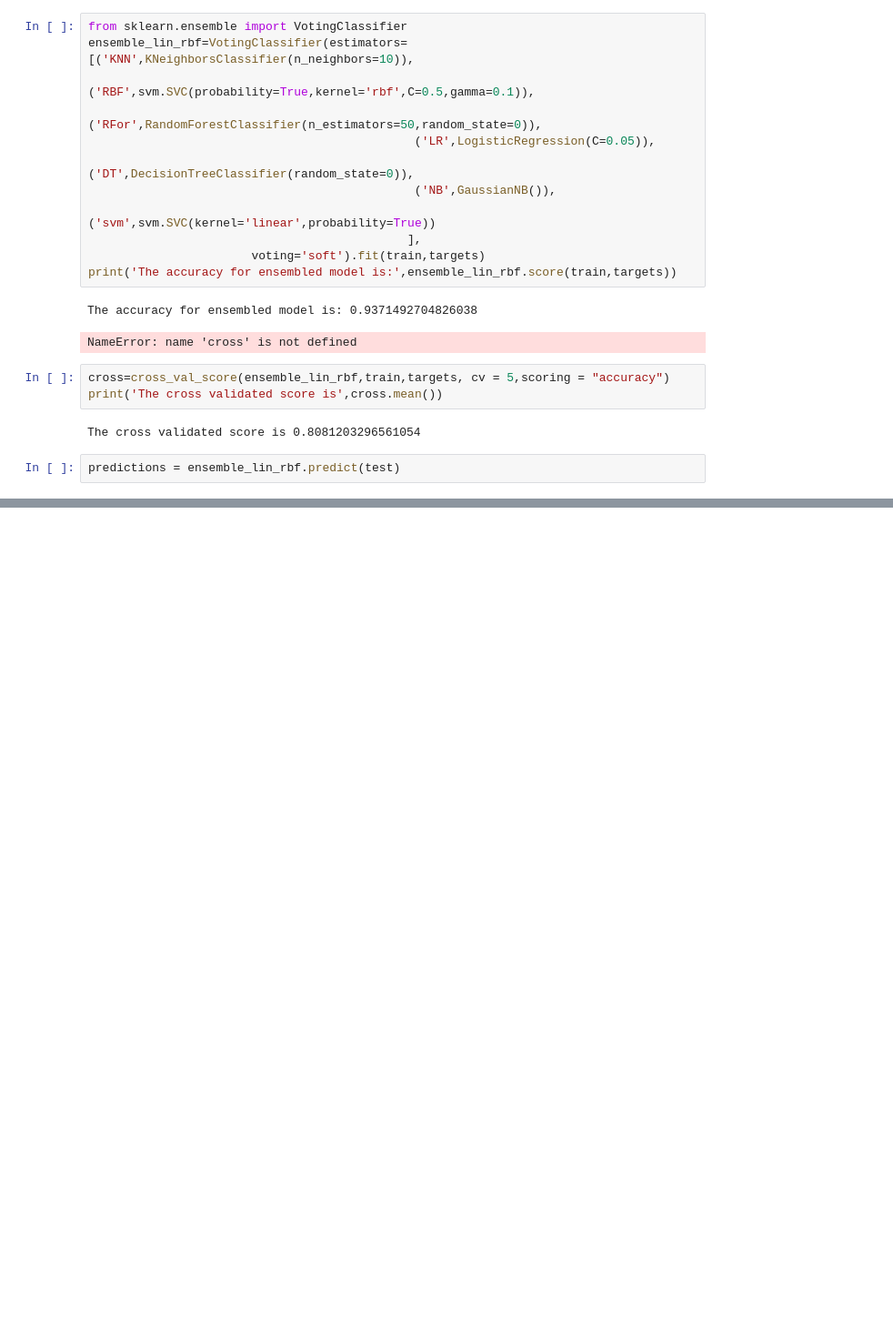
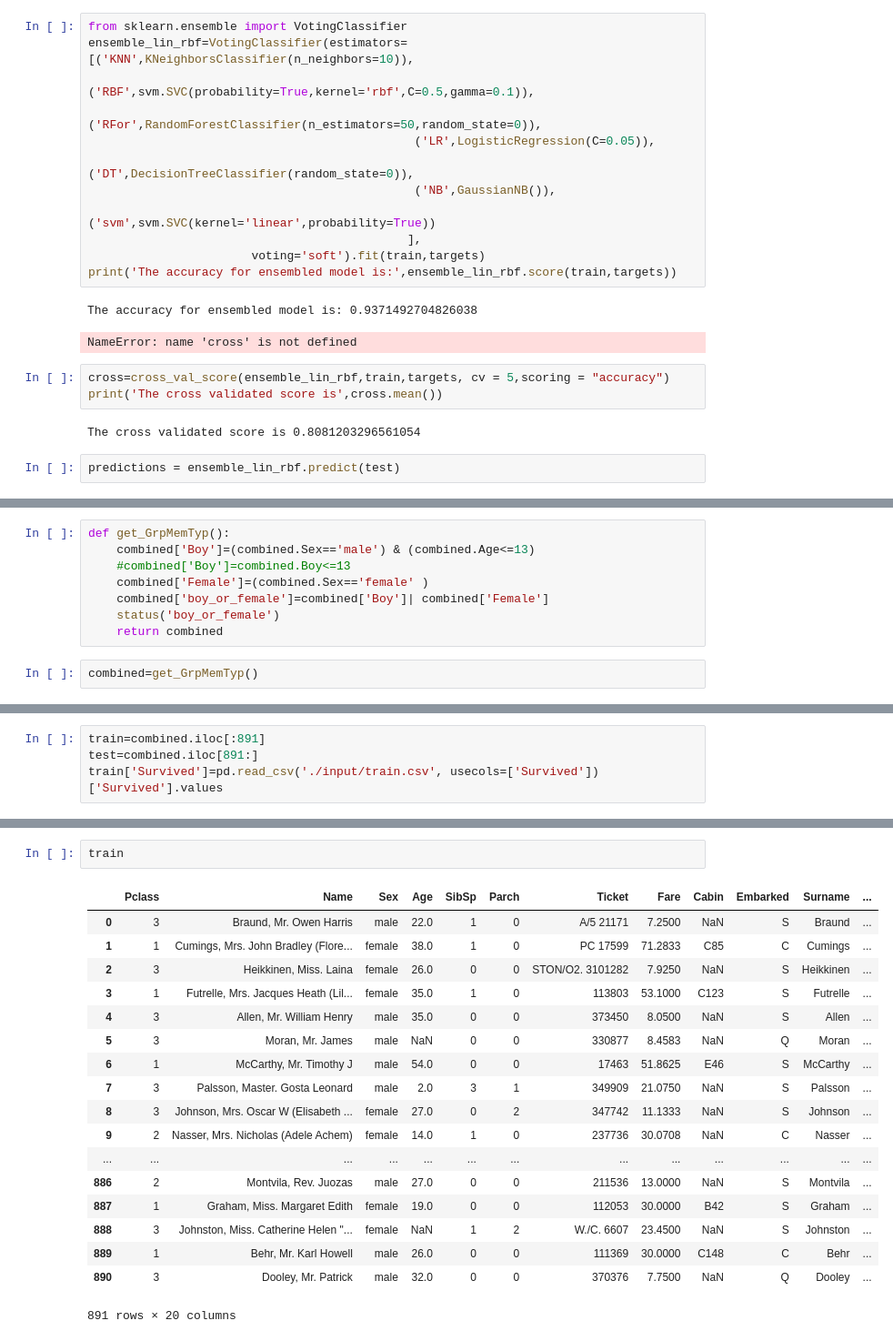
Before and after one commit to rymlaabiyad/ML_titanic, a Jupyter notebook: ML_Titanic+Modelling.ipynb, the cells around one changed output, grey strips where cells are left out. Shown at 91% size. Drawn from its saved outputs; the diff is of its cells as text; blank space fills up the shorter version.

```diff
--- a/ML_Titanic+Modelling.ipynb
+++ b/ML_Titanic+Modelling.ipynb
@@ -1055,0 +1138,10 @@ df_output[['PassengerId','Survived']].to_csv('Submission.csv', index=False)
+# %%
+def get_GrpMemTyp():
+    combined['Boy']=(combined.Sex=='male') & (combined.Age<=13)
+    #combined['Boy']=combined.Boy<=13
+    combined['Female']=(combined.Sex=='female' )
+    combined['boy_or_female']=combined['Boy']| combined['Female']
+    status('boy_or_female')
+    return combined
+# %%
+combined=get_GrpMemTyp()
@@ -1055,0 +1150,4 @@ df_output[['PassengerId','Survived']].to_csv('Submission.csv', index=False)
+# %%
+train=combined.iloc[:891]
+test=combined.iloc[891:]
+train['Survived']=pd.read_csv('./input/train.csv', usecols=['Survived'])['Survived'].values
@@ -1055,0 +1193,21 @@ df_output[['PassengerId','Survived']].to_csv('Submission.csv', index=False)
+# %%
+train
+# %% [output]
+|  | Pclass | Name | Sex | Age | SibSp | Parch | Ticket | Fare | Cabin | Embarked | Surname | ... |
+| 0 | 3 | Braund, Mr. Owen Harris | male | 22.0 | 1 | 0 | A/5 21171 | 7.2500 | NaN | S | Braund | ... |
+| 1 | 1 | Cumings, Mrs. John Bradley (Flore... | female | 38.0 | 1 | 0 | PC 17599 | 71.2833 | C85 | C | Cumings | ... |
+| 2 | 3 | Heikkinen, Miss. Laina | female | 26.0 | 0 | 0 | STON/O2. 3101282 | 7.9250 | NaN | S | Heikkinen | ... |
+| 3 | 1 | Futrelle, Mrs. Jacques Heath (Lil... | female | 35.0 | 1 | 0 | 113803 | 53.1000 | C123 | S | Futrelle | ... |
+| 4 | 3 | Allen, Mr. William Henry | male | 35.0 | 0 | 0 | 373450 | 8.0500 | NaN | S | Allen | ... |
+| 5 | 3 | Moran, Mr. James | male | NaN | 0 | 0 | 330877 | 8.4583 | NaN | Q | Moran | ... |
+| 6 | 1 | McCarthy, Mr. Timothy J | male | 54.0 | 0 | 0 | 17463 | 51.8625 | E46 | S | McCarthy | ... |
+| 7 | 3 | Palsson, Master. Gosta Leonard | male | 2.0 | 3 | 1 | 349909 | 21.0750 | NaN | S | Palsson | ... |
+| 8 | 3 | Johnson, Mrs. Oscar W (Elisabeth ... | female | 27.0 | 0 | 2 | 347742 | 11.1333 | NaN | S | Johnson | ... |
+| 9 | 2 | Nasser, Mrs. Nicholas (Adele Achem) | female | 14.0 | 1 | 0 | 237736 | 30.0708 | NaN | C | Nasser | ... |
+| ... | ... | ... | ... | ... | ... | ... | ... | ... | ... | ... | ... | ... |
+| 886 | 2 | Montvila, Rev. Juozas | male | 27.0 | 0 | 0 | 211536 | 13.0000 | NaN | S | Montvila | ... |
+| 887 | 1 | Graham, Miss. Margaret Edith | female | 19.0 | 0 | 0 | 112053 | 30.0000 | B42 | S | Graham | ... |
+| 888 | 3 | Johnston, Miss. Catherine Helen "... | female | NaN | 1 | 2 | W./C. 6607 | 23.4500 | NaN | S | Johnston | ... |
+| 889 | 1 | Behr, Mr. Karl Howell | male | 26.0 | 0 | 0 | 111369 | 30.0000 | C148 | C | Behr | ... |
+| 890 | 3 | Dooley, Mr. Patrick | male | 32.0 | 0 | 0 | 370376 | 7.7500 | NaN | Q | Dooley | ... |
+891 rows × 20 columns
```
Also changed, not shown: parts of 18 cells of this notebook.
